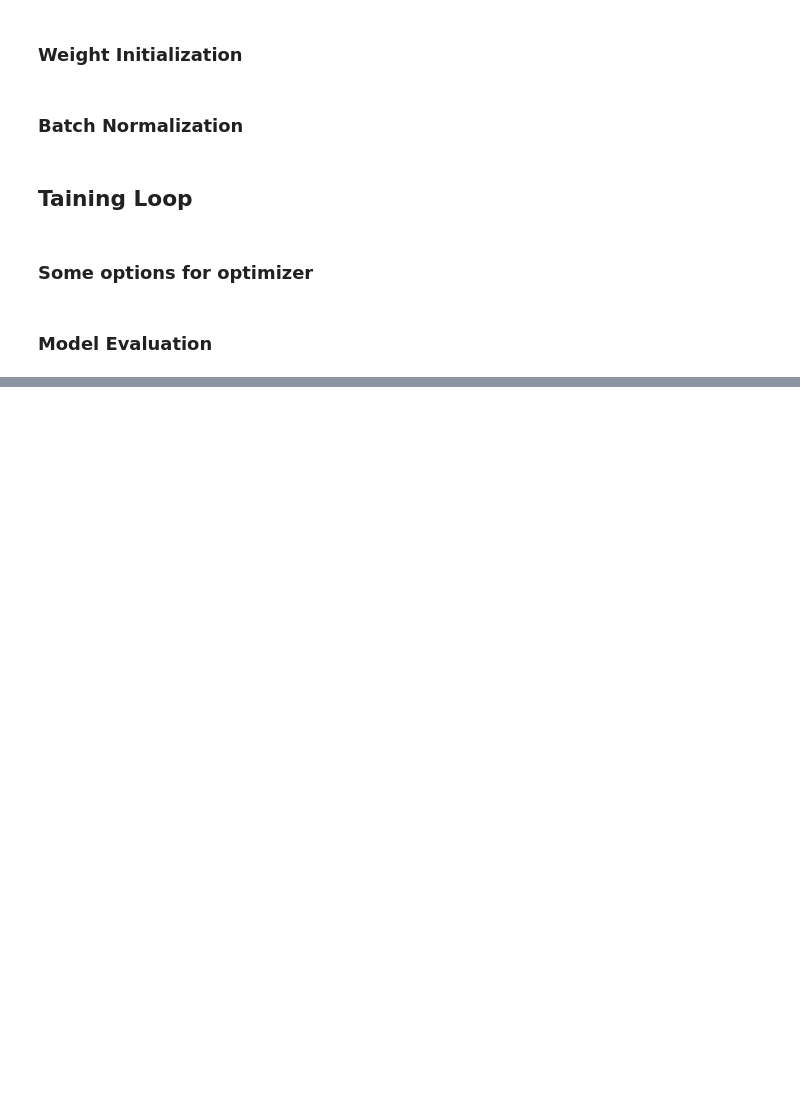
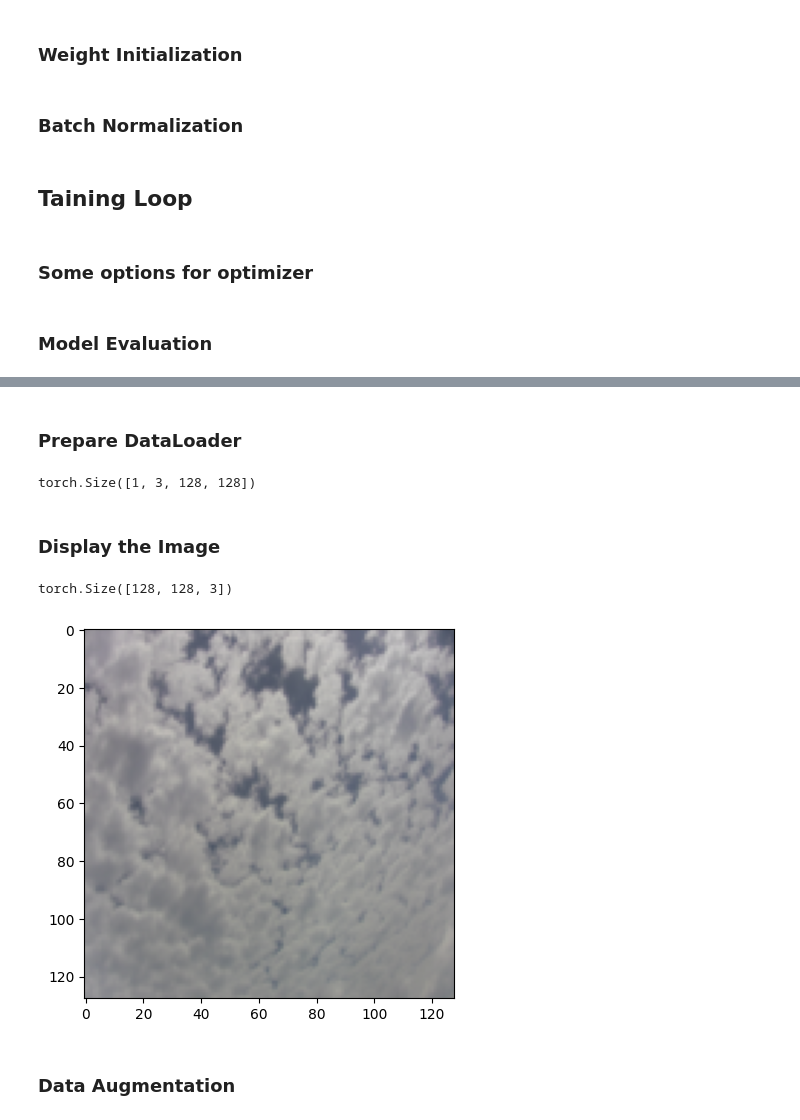
Before and after one commit to boedybios/pytorch_intro, a Jupyter notebook: pytorch_intro_part_2.ipynb, the cells around one changed output, grey strips where cells are left out. Drawn from its saved outputs; the diff is of its cells as text; code cells hidden in the pictures; blank space fills up the shorter version.

Commit message:
[Improvement] Include image data loader

```diff
--- a/pytorch_intro_part_2.ipynb
+++ b/pytorch_intro_part_2.ipynb
@@ -178,0 +185,43 @@ Accuracy: 0.6140583753585815
+# %%
+from torchvision import transforms
+
+
+train_transforms = transforms.Compose(
+    [
+        transforms.ToTensor(),  # parse to tensor
+        transforms.Resize((128, 128)),  # resize to 128x128
+    ]
+)
+# %% [markdown]
+### Prepare DataLoader
+# %%
+from torchvision.datasets import ImageFolder
+from torch.utils.data import DataLoader
+
+
+dataset_train = ImageFolder(
+    "./data/cloud-type-classification2", transform=train_transforms
+)
+
+dataloader_train = DataLoader(dataset_train, shuffle=True, batch_size=1)
+# %%
+image, label = next(iter(dataloader_train))
+print(image.shape)  # batch size, color channel in RGB, x-axis, y-axis
+# %% [output]
+torch.Size([1, 3, 128, 128])
+# %% [markdown]
+### Display the Image
+# %%
+image = image.squeeze().permute(1, 2, 0)
+print(image.shape)
+# %% [output]
+torch.Size([128, 128, 3])
+# %%
+import matplotlib.pyplot as plt
+
+plt.imshow(image)
+plt.show()
+# %% [output]
+[figure, added]
+# %% [markdown]
+### Data Augmentation
```
Also changed, not shown: parts of 8 cells of this notebook, 1 other file.
